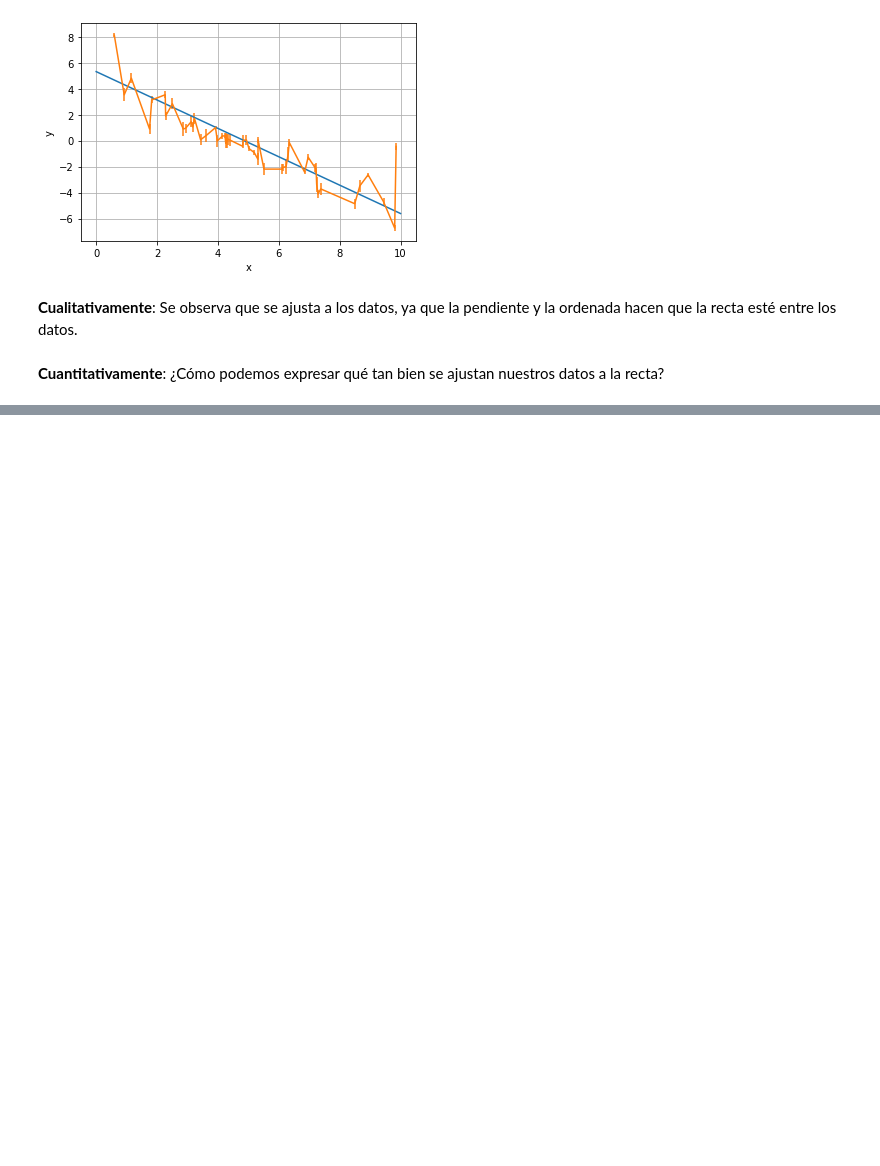
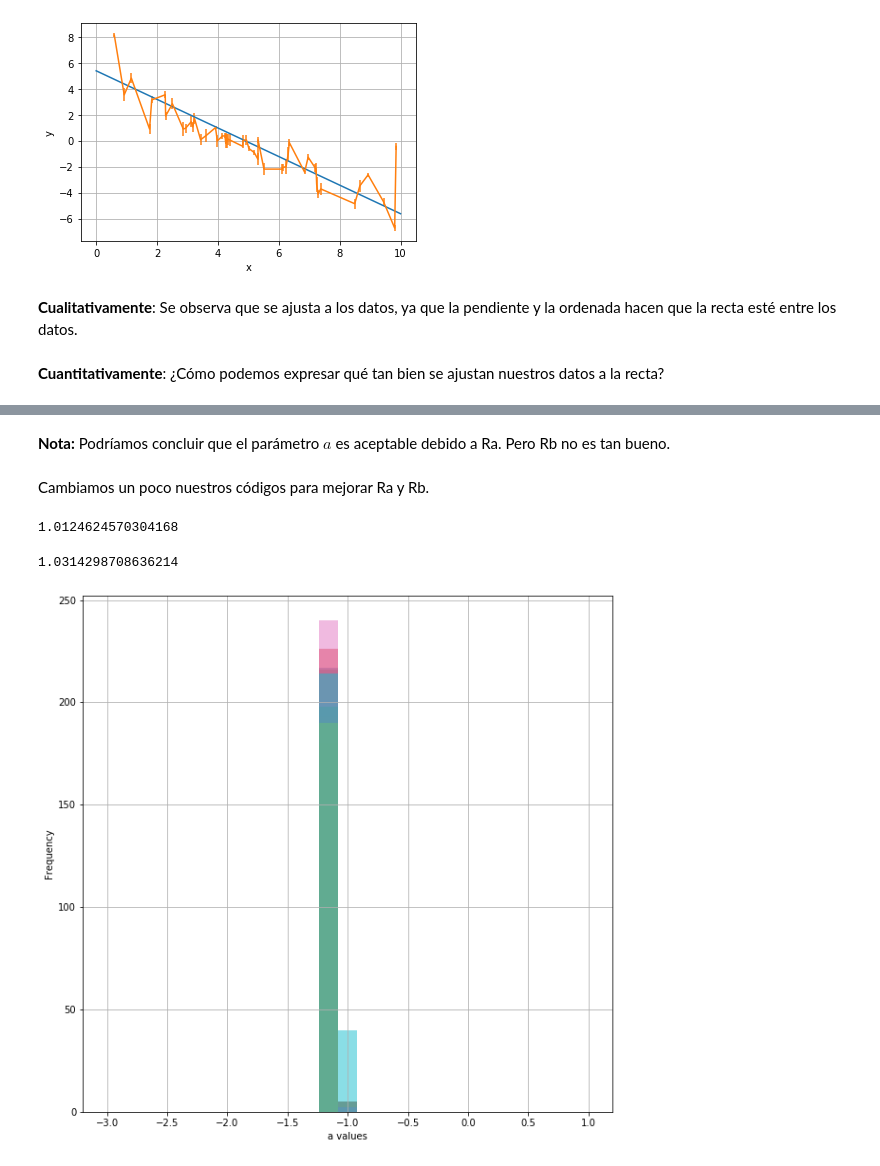
Before and after one commit to DCIDA2019/da2019-anaisabelotodo, a Jupyter notebook: Semana9/Untitled.ipynb, the cells around one changed output, grey strips where cells are left out. Cells and saved outputs as stored; diff of their text form; code cells hidden in the pictures; blank space fills up the shorter version.

```diff
--- a/Semana9/Untitled.ipynb
+++ b/Semana9/Untitled.ipynb
@@ -122,0 +238,49 @@ plt.grid('True')
+# %% [markdown]
+**Nota:** Podríamos concluir que el parámetro $a$ es aceptable debido a Ra. Pero Rb no es tan bueno.
+# %% [markdown]
+Cambiamos un poco nuestros códigos para mejorar Ra y Rb.
+# %%
+a_total = []
+b_total = []
+
+sigma = 0.01
+rango = 2500
+
+a0 = np.random.normal(-0.8, 1, 10)
+b0 = np.random.normal(4, 0.5, 10)
+for k in range(10):
+    a_sample = [a0[k]]
+    b_sample = [b0[k]]
+    lnlike0 = -1*likelihood(a0[k], b0[k], [x,y,yerror])
+    for j in range(1,rango):
+        a_new = np.random.normal(a_sample[len(a_sample)-1], sigma)
+        b_new = np.random.normal(b_sample[len(b_sample)-1], sigma)
+        like = -1*likelihood(a_new, b_new, [x,y,yerror])
+        if like>lnlike0:
+            lnlike0 = like
+            a_sample.append(a_new)
+            b_sample.append(b_new)
+        elif lnlike0-like<-math.log(random.uniform(0,1)):
+            lnlike0 = like
+            a_sample.append(a_new)
+            b_sample.append(b_new)
+    a_total.append(a_sample)
+    b_total.append(b_sample)
+# %%
+R(a_total, len(a_total[0]))
+# %% [output]
+1.0124624570304168
+# %%
+R(b_total, len(b_total[0]))
+# %% [output]
+1.0314298708636214
+# %%
+plt.figure(figsize = (10,10))
+for i in range(10):
+    plt.hist(a_total[i][950:2500], 25, range = (-3,1), alpha=0.5);
+
+plt.grid('True')
+plt.xlabel('a values')
+plt.ylabel('Frequency');
+# %% [output]
+[figure, added]
```
Also changed, not shown: parts of 40 cells of this notebook.
